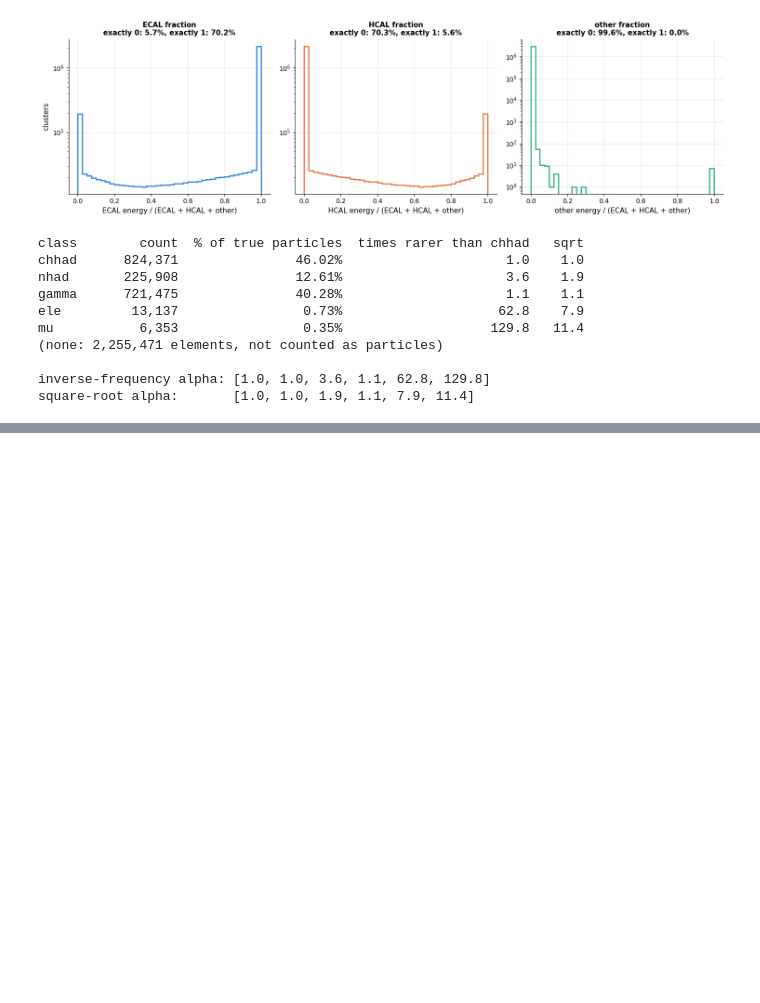
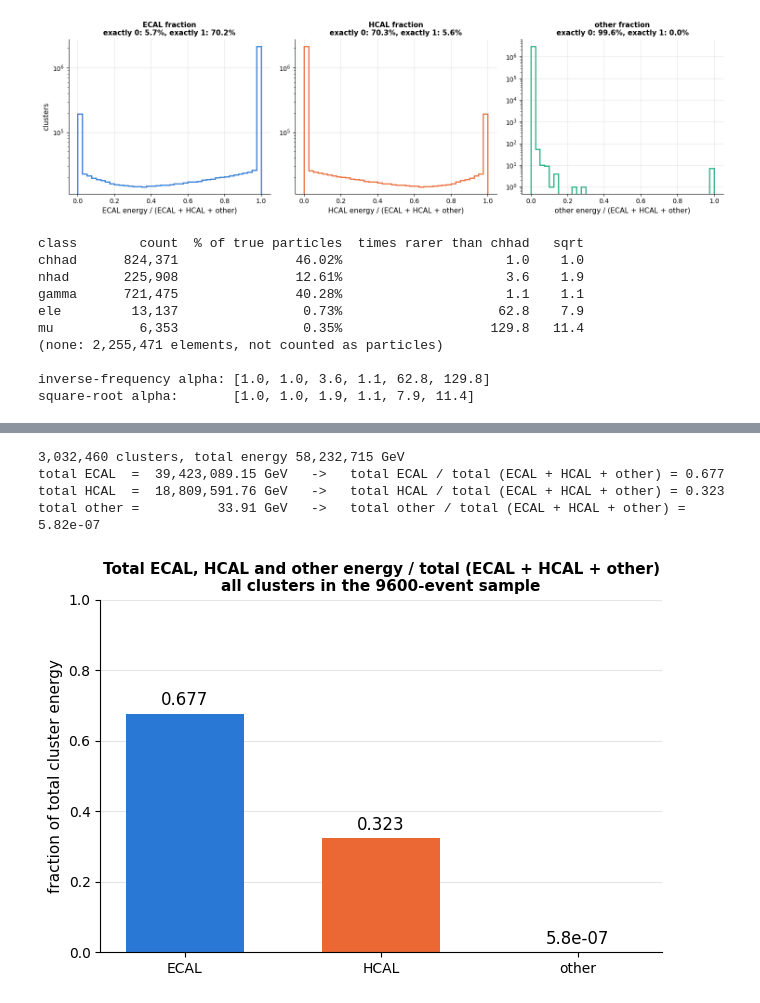
Before and after one commit to TNYASIN/particleflow, a Jupyter notebook: notebooks/tfds_muon_eda.ipynb, the cells around one changed output, grey strips where cells are left out. Cells and saved outputs as stored; diff of their text form; code cells hidden in the pictures; blank space fills up the shorter version.

```diff
--- a/notebooks/tfds_muon_eda.ipynb
+++ b/notebooks/tfds_muon_eda.ipynb
@@ -756,0 +769,35 @@ square-root alpha:       [1.0, 1.0, 1.9, 1.1, 7.9, 11.4]
+# %%
+# Whole-sample energy fractions: add up ECAL, HCAL and other energy over every cluster in the sample,
+# then divide each sum by the grand total (ECAL + HCAL + other). One number each.
+# uses `arr` (new 9600-event parquet) from the loading cell.
+cl_sum = arr["X_cluster"]
+while cl_sum.ndim > 2:
+    cl_sum = ak.flatten(cl_sum, axis=1)
+cl_sum = ak.to_numpy(cl_sum)
+assert cl_sum.shape[1] == 19, "arr is not the 9600-event file: rerun the cell that loads ttbar_reco.9600events.parquet"
+
+sum_ecal, sum_hcal, sum_other = cl_sum[:, 10].sum(), cl_sum[:, 11].sum(), cl_sum[:, 12].sum()
+sum_total = sum_ecal + sum_hcal + sum_other
+names = ["ECAL", "HCAL", "other"]
+sums = np.array([sum_ecal, sum_hcal, sum_other])
+fracs = sums / sum_total
+
+print(f"{len(cl_sum):,} clusters, total energy {sum_total:,.0f} GeV")
+for name, s, f in zip(names, sums, fracs):
+    print(f"total {name:5s} = {s:14,.2f} GeV   ->   total {name} / total (ECAL + HCAL + other) = {f:.3g}")
+
+fig, ax = plt.subplots(figsize=(6.5, 4.5))
+bars = ax.bar(names, fracs, color=["#2a78d6", "#eb6834", "#1baf7a"], width=0.6)
+ax.bar_label(bars, labels=[f"{f:.3f}" if f > 1e-3 else f"{f:.1e}" for f in fracs], padding=3)
+ax.set_ylim(0, 1)
+ax.set_ylabel("fraction of total cluster energy")
+ax.set_title("Total ECAL, HCAL and other energy / total (ECAL + HCAL + other)\nall clusters in the 9600-event sample", fontsize=11)
+ax.grid(axis="x", visible=False)
+fig.tight_layout()
+plt.show()
+# %% [output]
+3,032,460 clusters, total energy 58,232,715 GeV
+total ECAL  =  39,423,089.15 GeV   ->   total ECAL / total (ECAL + HCAL + other) = 0.677
+total HCAL  =  18,809,591.76 GeV   ->   total HCAL / total (ECAL + HCAL + other) = 0.323
+total other =          33.91 GeV   ->   total other / total (ECAL + HCAL + other) = 5.82e-07
+[figure, added]
```
Also changed, not shown: parts of 4 cells of this notebook.
